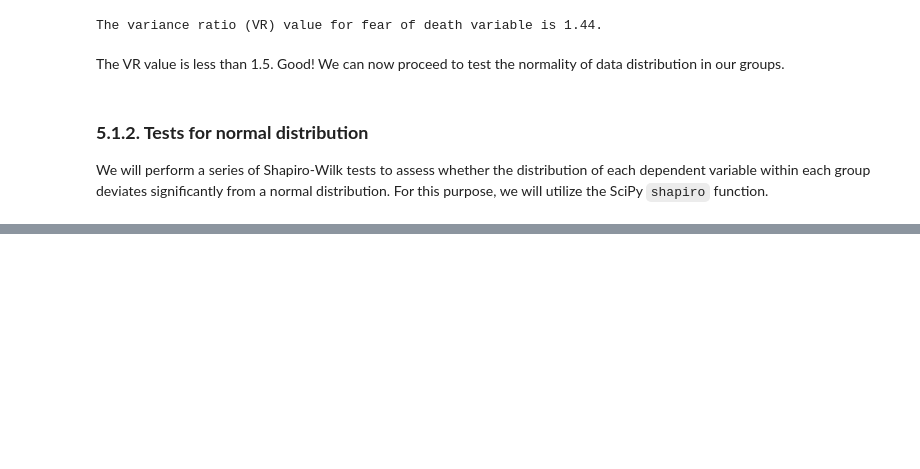
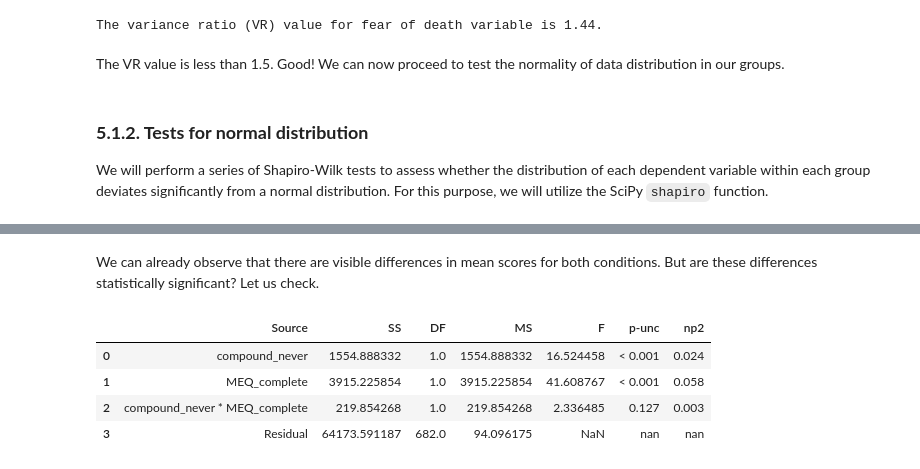
Before and after one commit to michal-owsiak/swps-university-research, a Jupyter notebook: research.ipynb, the cells around one changed output, grey strips where cells are left out. Saved outputs shown, nothing was run; the diff lists cells and outputs as text; code cells hidden in the pictures; blank space fills up the shorter version.

Commit message:
ANOVA calculations for DAP-R added

```diff
--- a/research.ipynb
+++ b/research.ipynb
@@ -623,0 +727,23 @@ We will perform a series of Shapiro-Wilk tests to assess whether the distributio
+# %% [markdown]
+We can already observe that there are visible differences in mean scores for both conditions. But are these differences statistically significant? Let us check.
+# %%
+DAP_R_ANOVA = pg.anova(
+    dv="DAP_R_sum",
+    between=["compound_never", "MEQ_complete"],
+    data=df
+)
+
+DAP_R_ANOVA["p-unc"] = DAP_R_ANOVA["p-unc"].apply(
+    lambda p: "< 0.001" if p < 0.001 else f"{p:.3f}"
+)
+DAP_R_ANOVA["np2"] = DAP_R_ANOVA["np2"].apply(
+    lambda np2: f"{np2:.3f}"
+)
+
+DAP_R_ANOVA
+# %% [output]
+|  | Source | SS | DF | MS | F | p-unc | np2 |
+| 0 | compound_never | 1554.888332 | 1.0 | 1554.888332 | 16.524458 | < 0.001 | 0.024 |
+| 1 | MEQ_complete | 3915.225854 | 1.0 | 3915.225854 | 41.608767 | < 0.001 | 0.058 |
+| 2 | compound_never * MEQ_complete | 219.854268 | 1.0 | 219.854268 | 2.336485 | 0.127 | 0.003 |
+| 3 | Residual | 64173.591187 | 682.0 | 94.096175 | NaN | nan | nan |
```
Also changed, not shown: parts of 9 cells of this notebook.
